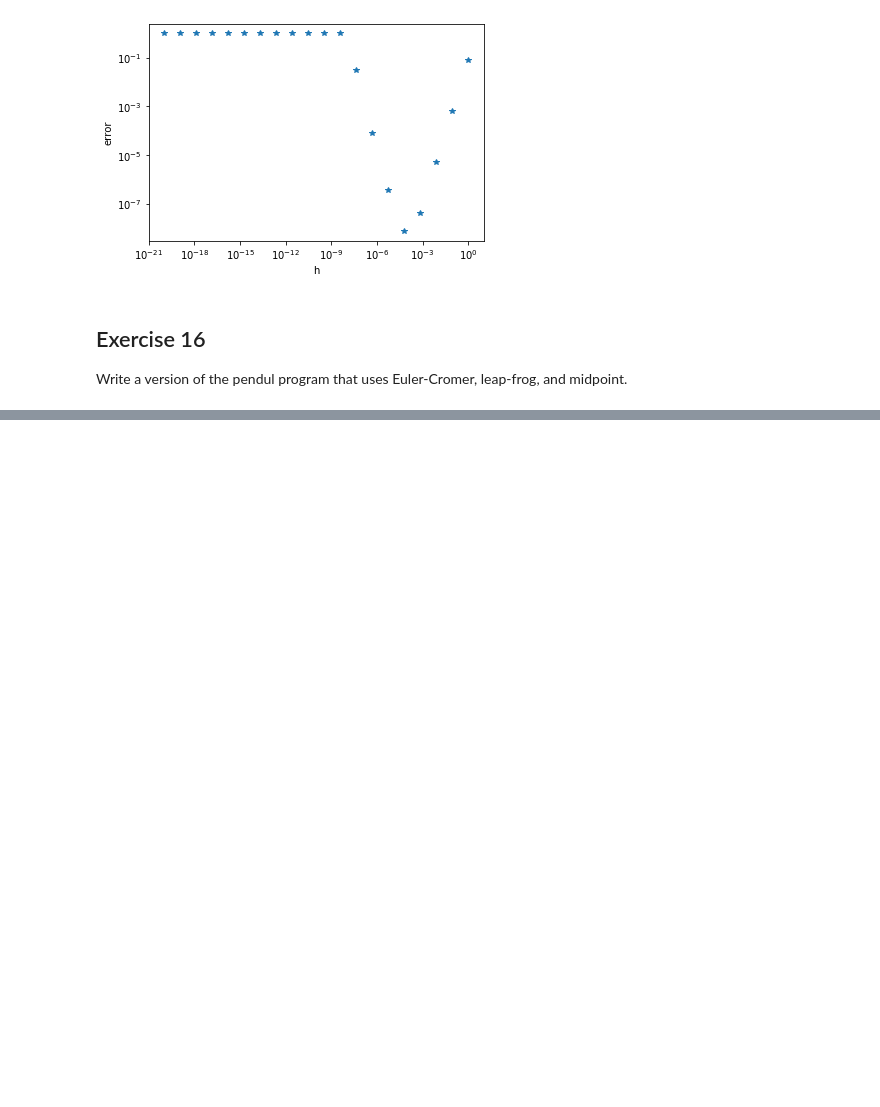
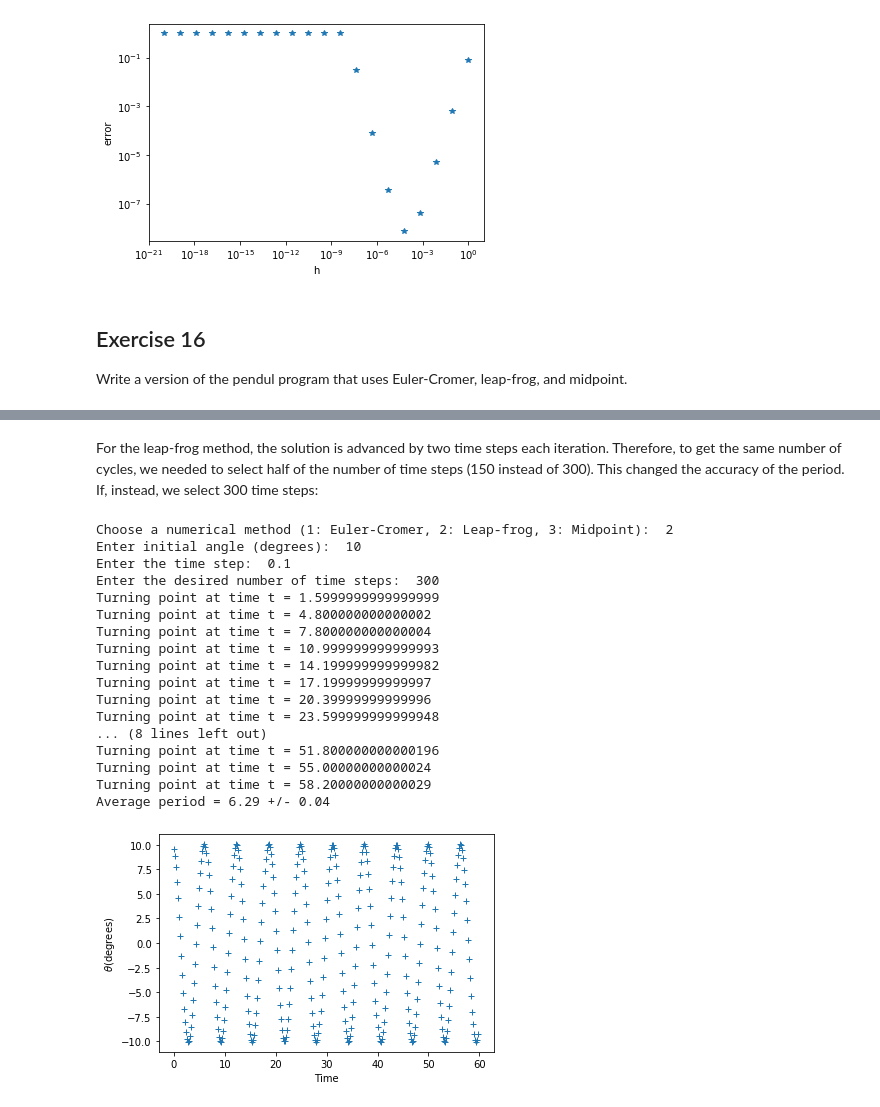
Before and after one commit to mattwilliams06/NumericalMethodsForPhysics, a Jupyter notebook: Ch2.ipynb, the cells around one changed output, grey strips where cells are left out. Saved outputs shown, nothing was run; the diff lists cells and outputs as text; code cells hidden in the pictures; blank space fills up the shorter version.

```diff
--- a/Ch2.ipynb
+++ b/Ch2.ipynb
@@ -938,0 +1059,23 @@ Write a version of the pendul program that uses Euler-Cromer, leap-frog, and mid
+# %% [markdown]
+For the leap-frog method, the solution is advanced by two time steps each iteration. Therefore, to get the same number of cycles, we needed to select half of the number of time steps (150 instead of 300). This changed the accuracy of the period. If, instead, we select 300 time steps:
+# %%
+pendul_Euler()
+# %% [output]
+Choose a numerical method (1: Euler-Cromer, 2: Leap-frog, 3: Midpoint):  2
+Enter initial angle (degrees):  10
+Enter the time step:  0.1
+Enter the desired number of time steps:  300
+Turning point at time t = 1.5999999999999999
+Turning point at time t = 4.800000000000002
+Turning point at time t = 7.800000000000004
+Turning point at time t = 10.999999999999993
+Turning point at time t = 14.199999999999982
+Turning point at time t = 17.19999999999997
+Turning point at time t = 20.39999999999996
+Turning point at time t = 23.599999999999948
+... (8 lines left out)
+Turning point at time t = 51.800000000000196
+Turning point at time t = 55.00000000000024
+Turning point at time t = 58.20000000000029
+Average period = 6.29 +/- 0.04
+[figure, added]
```
Also changed, not shown: parts of 8 cells of this notebook.
